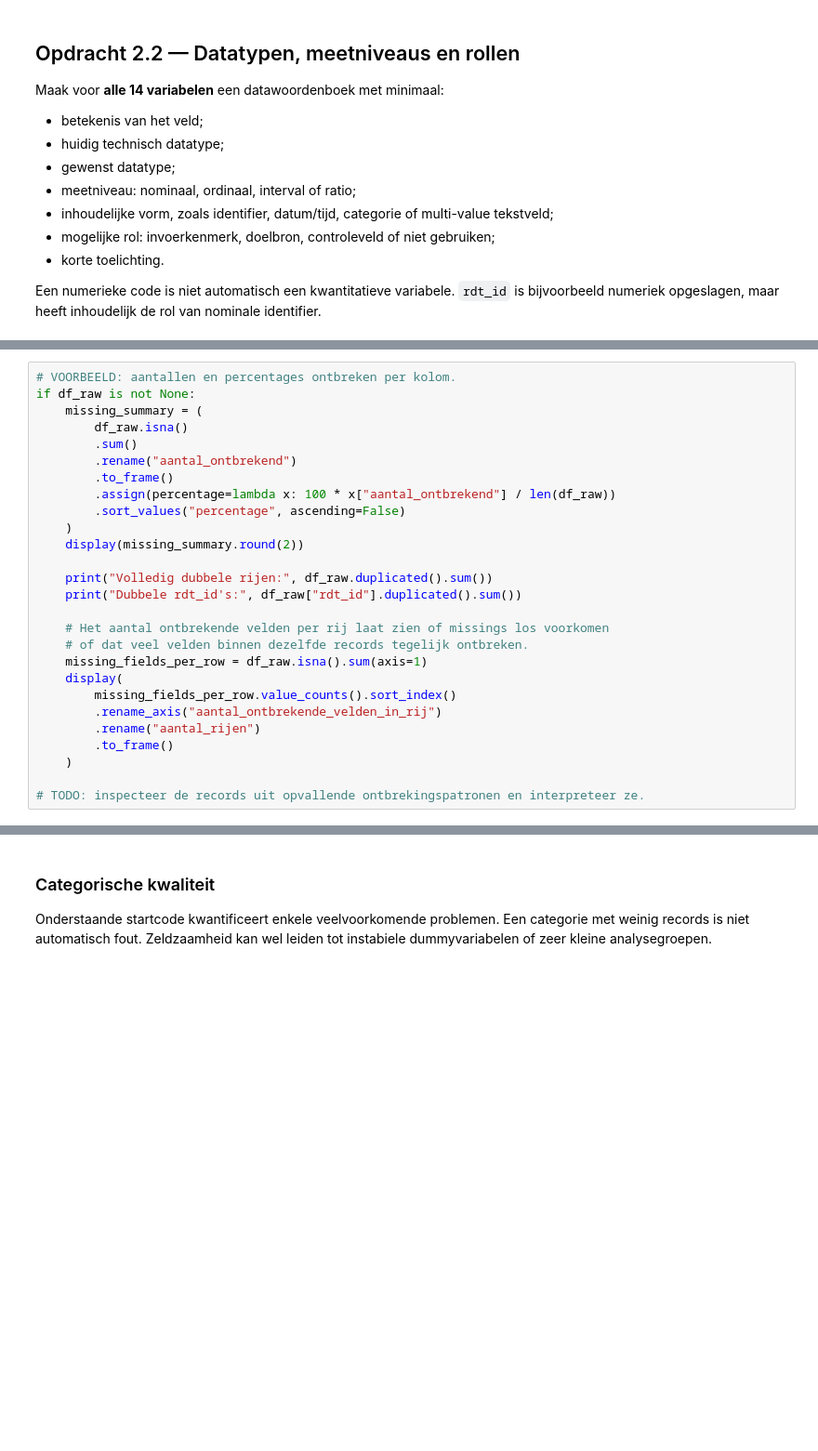
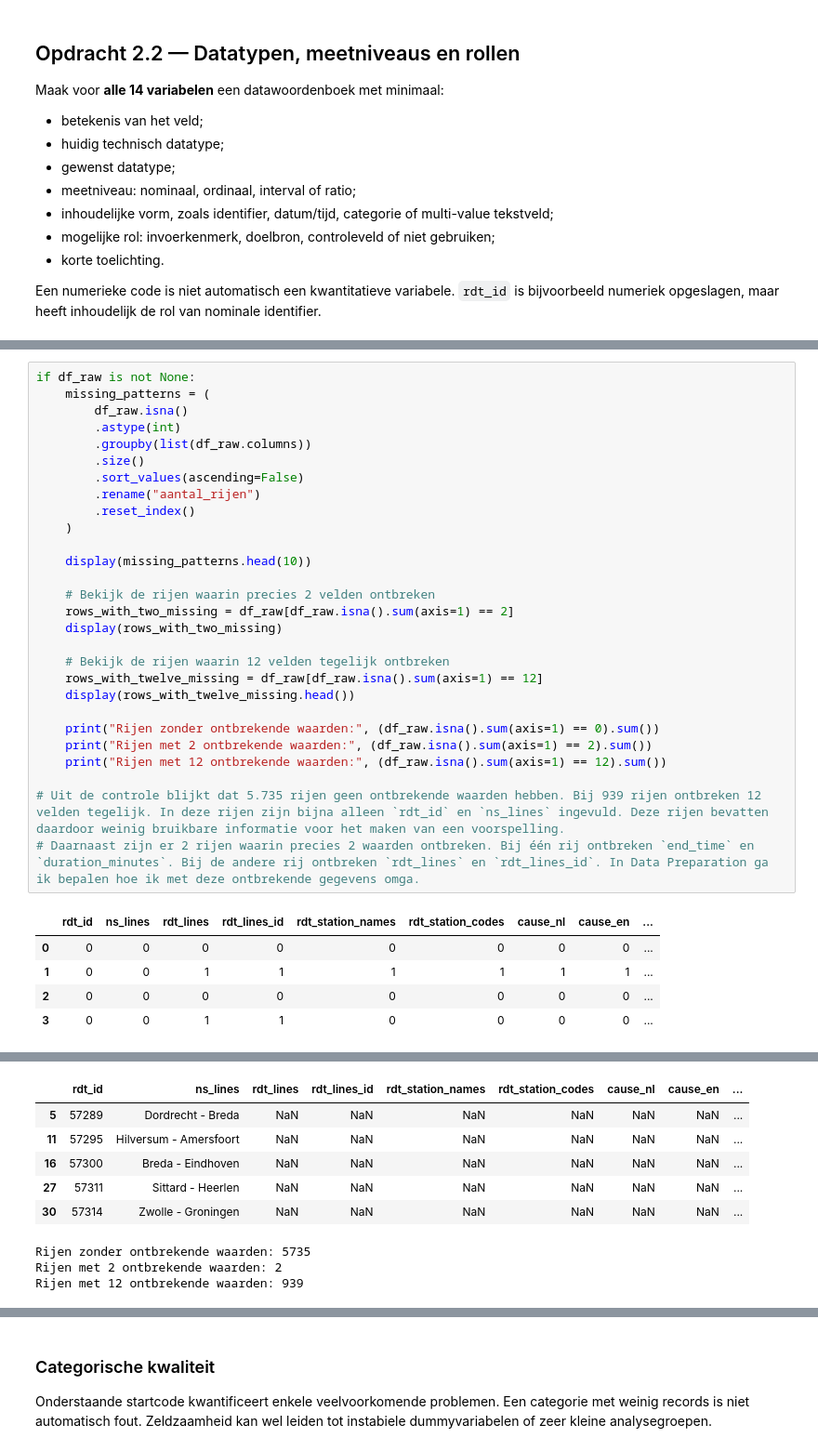
Before and after one commit to cesur-ict/treinverstoringen2, a Jupyter notebook: Studenttemplate_CRISP-DM_treinverstoringen.ipynb, the cells around one changed output, grey strips where cells are left out. Shown at 93% size. Drawn from its saved outputs; the diff is of its cells as text; blank space fills up the shorter version.

```diff
--- a/Studenttemplate_CRISP-DM_treinverstoringen.ipynb
+++ b/Studenttemplate_CRISP-DM_treinverstoringen.ipynb
@@ -219,27 +385,34 @@ Maak bij ieder probleem duidelijk hoe je het hebt ontdekt, hoe groot het is, wat
 # %%
-# VOORBEELD: aantallen en percentages ontbreken per kolom.
 if df_raw is not None:
-    missing_summary = (
+    missing_patterns = (
         df_raw.isna()
-        .sum()
-        .rename("aantal_ontbrekend")
-        .to_frame()
-        .assign(percentage=lambda x: 100 * x["aantal_ontbrekend"] / len(df_raw))
-        .sort_values("percentage", ascending=False)
-    )
-    display(missing_summary.round(2))
-
-    print("Volledig dubbele rijen:", df_raw.duplicated().sum())
-    print("Dubbele rdt_id's:", df_raw["rdt_id"].duplicated().sum())
-
-    # Het aantal ontbrekende velden per rij laat zien of missings los voorkomen
-    # of dat veel velden binnen dezelfde records tegelijk ontbreken.
-    missing_fields_per_row = df_raw.isna().sum(axis=1)
-    display(
-        missing_fields_per_row.value_counts().sort_index()
-        .rename_axis("aantal_ontbrekende_velden_in_rij")
+        .astype(int)
+        .groupby(list(df_raw.columns))
+        .size()
+        .sort_values(ascending=False)
         .rename("aantal_rijen")
-        .to_frame()
+        .reset_index()
     )
 
-# TODO: inspecteer de records uit opvallende ontbrekingspatronen en interpreteer ze.
+    display(missing_patterns.head(10))
+
+    # Bekijk de rijen waarin precies 2 velden ontbreken
+    rows_with_two_missing = df_raw[df_raw.isna().sum(axis=1) == 2]
+    display(rows_with_two_missing)
+
+    # Bekijk de rijen waarin 12 velden tegelijk ontbreken
+    rows_with_twelve_missing = df_raw[df_raw.isna().sum(axis=1) == 12]
+    display(rows_with_twelve_missing.head())
+
+    print("Rijen zonder ontbrekende waarden:", (df_raw.isna().sum(axis=1) == 0).sum())
+    print("Rijen met 2 ontbrekende waarden:", (df_raw.isna().sum(axis=1) == 2).sum())
+    print("Rijen met 12 ontbrekende waarden:", (df_raw.isna().sum(axis=1) == 12).sum())
+
+# Uit de controle blijkt dat 5.735 rijen geen ontbrekende waarden hebben. Bij 939 rijen ontbreken 12 velden tegelijk. In deze rijen zijn bijna alleen `rdt_id` en `ns_lines` ingevuld. Deze rijen bevatten daardoor weinig bruikbare informatie voor het maken van een voorspelling.
+# Daarnaast zijn er 2 rijen waarin precies 2 waarden ontbreken. Bij één rij ontbreken `end_time` en `duration_minutes`. Bij de andere rij ontbreken `rdt_lines` en `rdt_lines_id`. In Data Preparation ga ik bepalen hoe ik met deze ontbrekende gegevens omga.
+# %% [output]
+|  | rdt_id | ns_lines | rdt_lines | rdt_lines_id | rdt_station_names | rdt_station_codes | cause_nl | cause_en | ... |
+| 0 | 0 | 0 | 0 | 0 | 0 | 0 | 0 | 0 | ... |
+| 1 | 0 | 0 | 1 | 1 | 1 | 1 | 1 | 1 | ... |
+| 2 | 0 | 0 | 0 | 0 | 0 | 0 | 0 | 0 | ... |
+| 3 | 0 | 0 | 1 | 1 | 0 | 0 | 0 | 0 | ... |
@@ -246 +422,10 @@ if df_raw is not None:
+|  | rdt_id | ns_lines | rdt_lines | rdt_lines_id | rdt_station_names | rdt_station_codes | cause_nl | cause_en | ... |
+| 5 | 57289 | Dordrecht - Breda | NaN | NaN | NaN | NaN | NaN | NaN | ... |
+| 11 | 57295 | Hilversum - Amersfoort | NaN | NaN | NaN | NaN | NaN | NaN | ... |
+| 16 | 57300 | Breda - Eindhoven | NaN | NaN | NaN | NaN | NaN | NaN | ... |
+| 27 | 57311 | Sittard - Heerlen | NaN | NaN | NaN | NaN | NaN | NaN | ... |
+| 30 | 57314 | Zwolle - Groningen | NaN | NaN | NaN | NaN | NaN | NaN | ... |
+Rijen zonder ontbrekende waarden: 5735
+Rijen met 2 ontbrekende waarden: 2
+Rijen met 12 ontbrekende waarden: 939
 # %%
```
Also changed, not shown: parts of 41 cells of this notebook, 1 other file.
